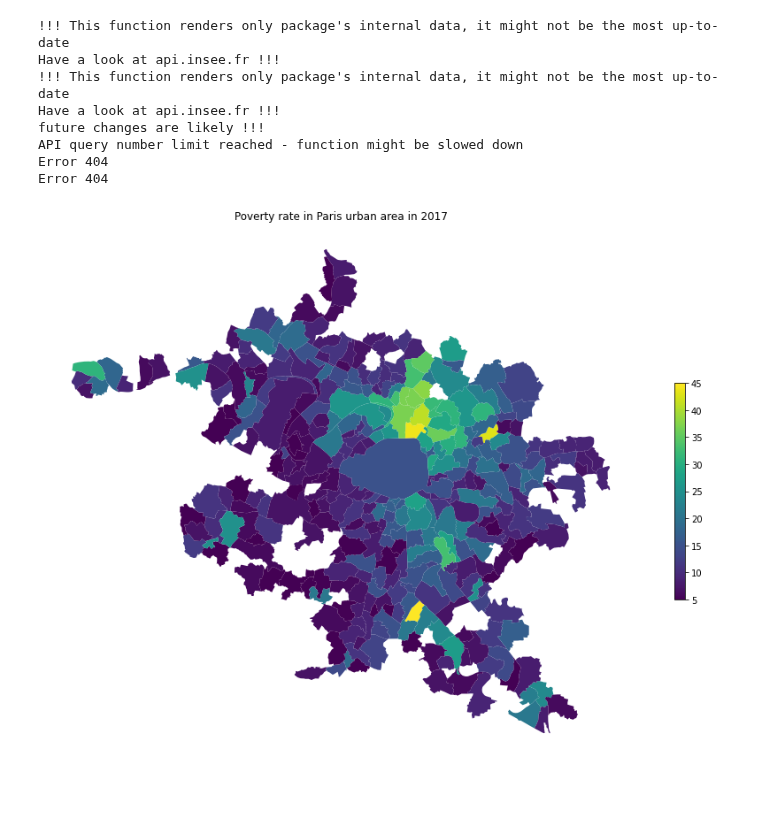
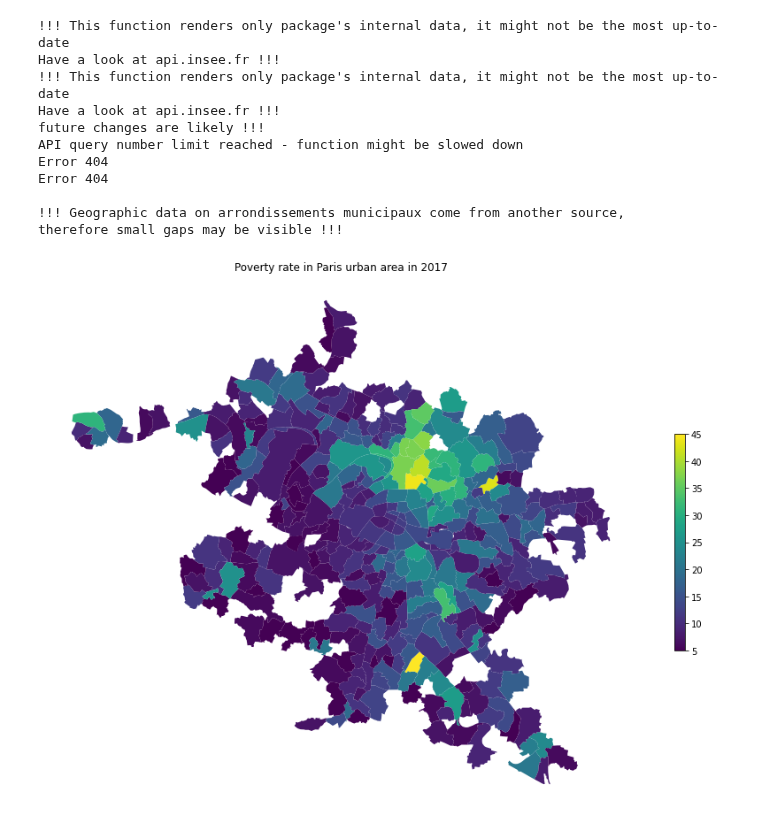
Before and after one commit to InseeFrLab/pynsee, a Jupyter notebook: examples/example_poverty_paris_urban_area.ipynb, the cells around one changed output. Drawn from its saved outputs; the diff is of its cells as text; code cells hidden in the pictures; blank space fills up the shorter version.

Commit message:
update notebook poverty paris

```diff
--- a/examples/example_poverty_paris_urban_area.ipynb
+++ b/examples/example_poverty_paris_urban_area.ipynb
@@ -5,6 +5,7 @@ os.environ['insee_secret'] = "my_secret_key"
 
 from pynsee.local import *
 
+import pandas as pd
 import matplotlib.cm as cm
 import matplotlib.pyplot as plt
 import descartes
@@ -26,35 +27,44 @@ code_com_paris = areaParis.code.to_list()
 
 # get numeric values from INSEE database
 dataParis = get_insee_local(dataset='GEO2020FILO2017',
                        variables =  'INDICS_FILO_DISP_DET',
                        geo = 'COM',
                        geocodes = code_com_paris)
 
-#select poverty rate data
+#select poverty rate data, exclude paris commune
 data_plot = dataParis.loc[dataParis.UNIT=='TP60']
+data_plot = data_plot.loc[data_plot.CODEGEO!='75056']
 
 #get communes limits
-map = get_map('communes')
+map_com = get_map('communes')
+map_arr_mun = get_map('arrondissements-municipaux')
+map_idf = pd.concat([map_com, map_arr_mun])
 
 # merge values and geographic limits
-mapparis = map.merge(data_plot, how = 'right',
+mapparis = map_idf.merge(data_plot, how = 'right',
                      left_on = 'code', right_on = 'CODEGEO')
 
 #plot
 fig, ax = plt.subplots(1,1,figsize=[15,15])
 mapparis.plot(column='OBS_VALUE', cmap=cm.viridis,
     legend=True, ax=ax, legend_kwds={'shrink': 0.3})
 ax.set_axis_off()
 ax.set(title='Poverty rate in Paris urban area in 2017')
 plt.show()
-fig.savefig('poverty_paris_urban_area.png')
+fig.savefig('poverty_paris_urban_area.svg',
+            format='svg', dpi=1200,
+            bbox_inches = 'tight',
+            pad_inches = 0)
 # %% [output]
 !!! This function renders only package's internal data, it might not be the most up-to-date
 Have a look at api.insee.fr !!!
 !!! This function renders only package's internal data, it might not be the most up-to-date
 Have a look at api.insee.fr !!!
 future changes are likely !!!
 API query number limit reached - function might be slowed down
 Error 404
 Error 404
+
+!!! Geographic data on arrondissements municipaux come from another source,
+therefore small gaps may be visible !!!
-[figure, old version]
+[figure, new version]
```
Also changed, not shown: 2 other files.
